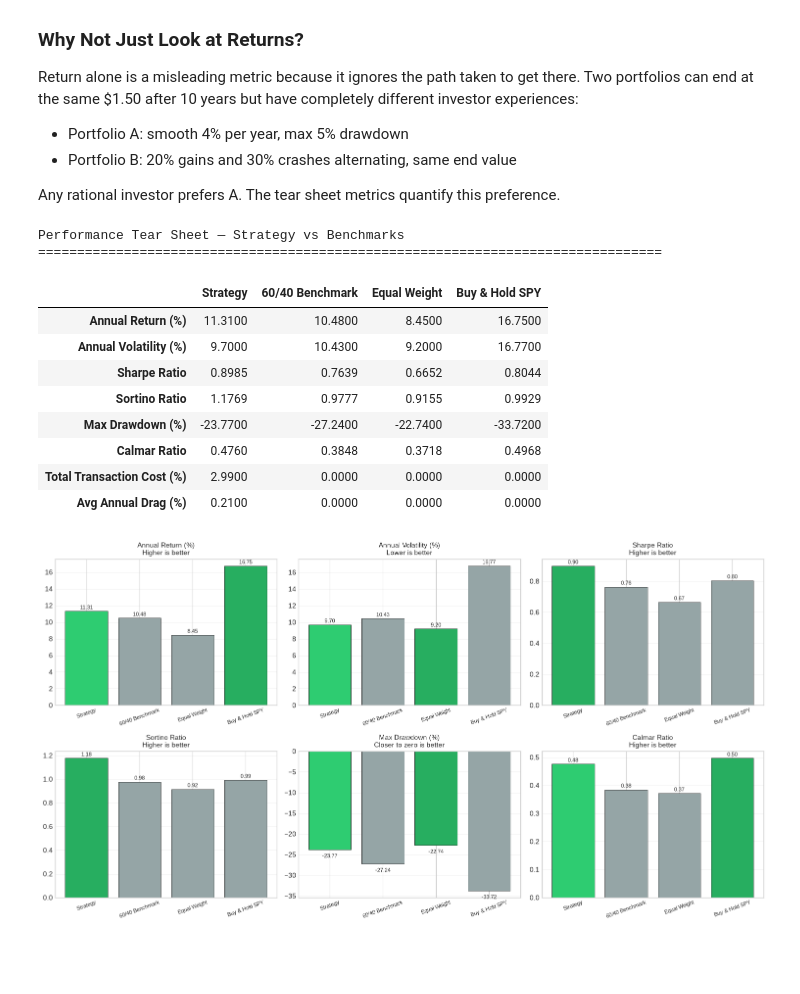
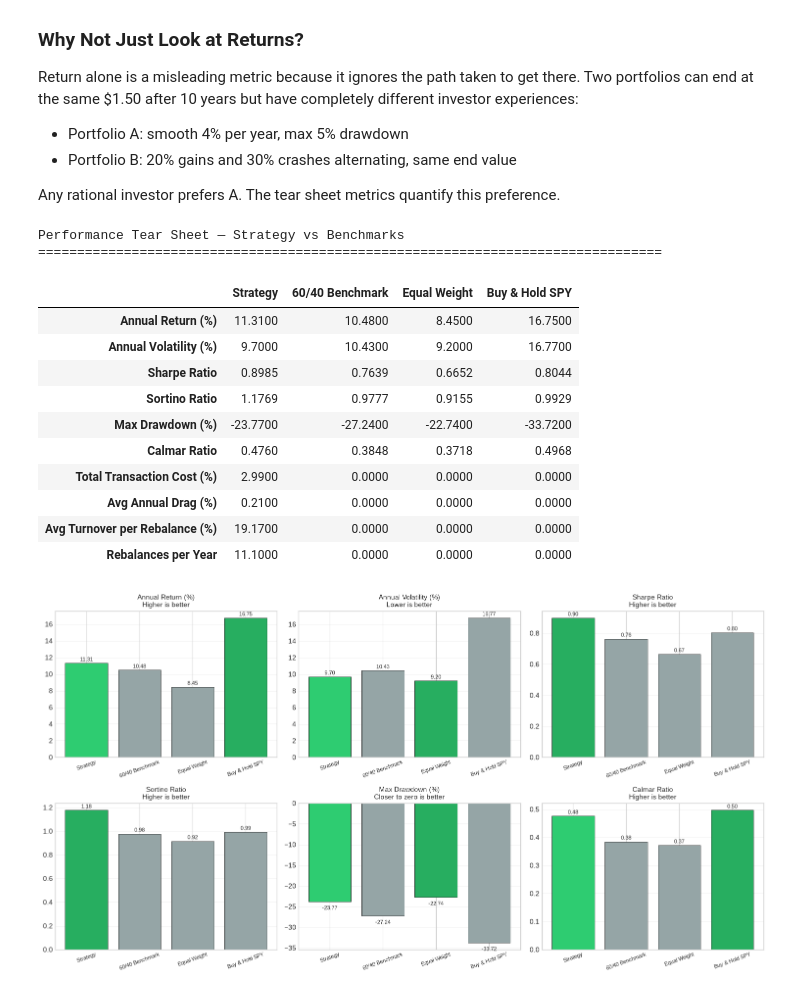
Before and after one commit to piyush-tech26/regime-shift, a Jupyter notebook: notebooks/regime_shift_pipeline.ipynb, the cells around one changed output. Cells and saved outputs as stored; diff of their text form; code cells hidden in the pictures; blank space fills up the shorter version.

Commit message:
Refresh notebook to show updated tear sheet with turnover

```diff
--- a/notebooks/regime_shift_pipeline.ipynb
+++ b/notebooks/regime_shift_pipeline.ipynb
@@ -1050,23 +1050,25 @@ Any rational investor prefers A. The tear sheet metrics quantify this preference
 # %%
 from metrics.tear_sheet import compute_tear_sheet
 
 # Compute tear sheet
-tear = compute_tear_sheet(portfolio)
+tear = compute_tear_sheet(portfolio,weights_history)
 print("Performance Tear Sheet — Strategy vs Benchmarks")
 print("=" * 80)
 tear
 # %% [output]
 Performance Tear Sheet — Strategy vs Benchmarks
 ================================================================================
 |  | Strategy | 60/40 Benchmark | Equal Weight | Buy & Hold SPY |
 | Annual Return (%) | 11.3100 | 10.4800 | 8.4500 | 16.7500 |
 | Annual Volatility (%) | 9.7000 | 10.4300 | 9.2000 | 16.7700 |
 | Sharpe Ratio | 0.8985 | 0.7639 | 0.6652 | 0.8044 |
 | Sortino Ratio | 1.1769 | 0.9777 | 0.9155 | 0.9929 |
 | Max Drawdown (%) | -23.7700 | -27.2400 | -22.7400 | -33.7200 |
 | Calmar Ratio | 0.4760 | 0.3848 | 0.3718 | 0.4968 |
 | Total Transaction Cost (%) | 2.9900 | 0.0000 | 0.0000 | 0.0000 |
 | Avg Annual Drag (%) | 0.2100 | 0.0000 | 0.0000 | 0.0000 |
+| Avg Turnover per Rebalance (%) | 19.1700 | 0.0000 | 0.0000 | 0.0000 |
+| Rebalances per Year | 11.1000 | 0.0000 | 0.0000 | 0.0000 |
 # %%
 # Visualize the key metrics side by side
 fig, axes = plt.subplots(2, 3, figsize=(15, 8))
```
Also changed, not shown: parts of 4 cells of this notebook.
